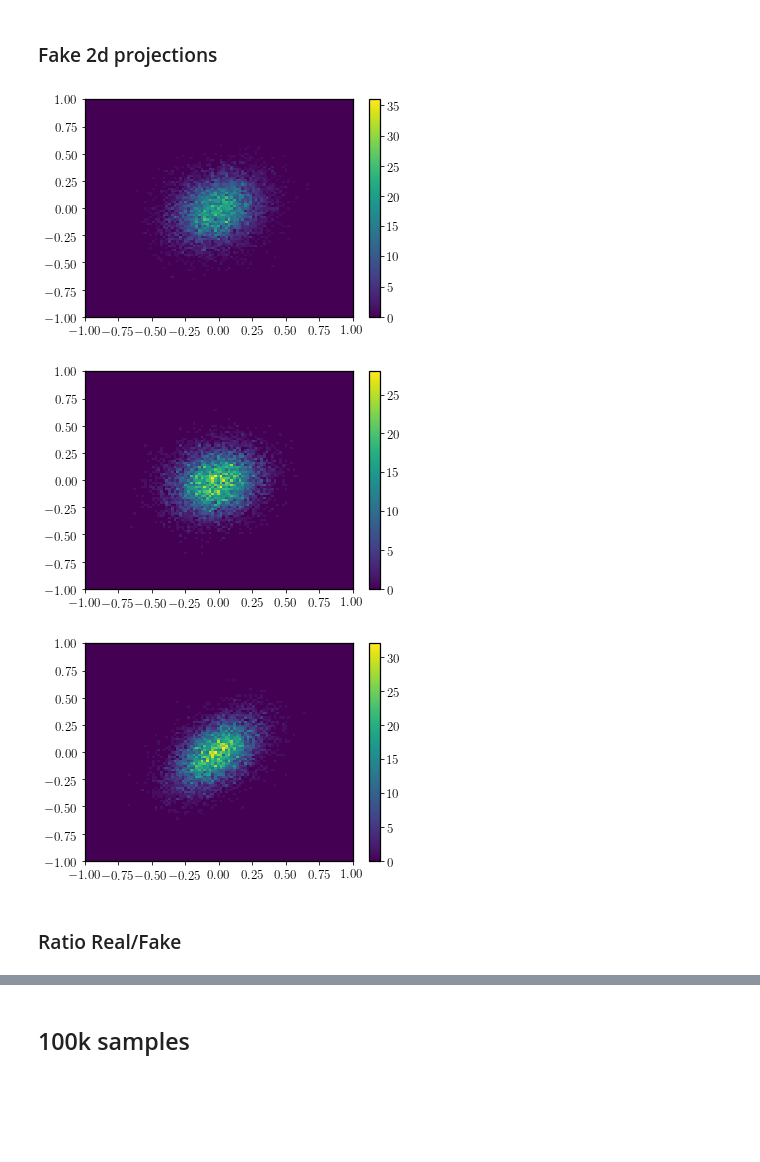
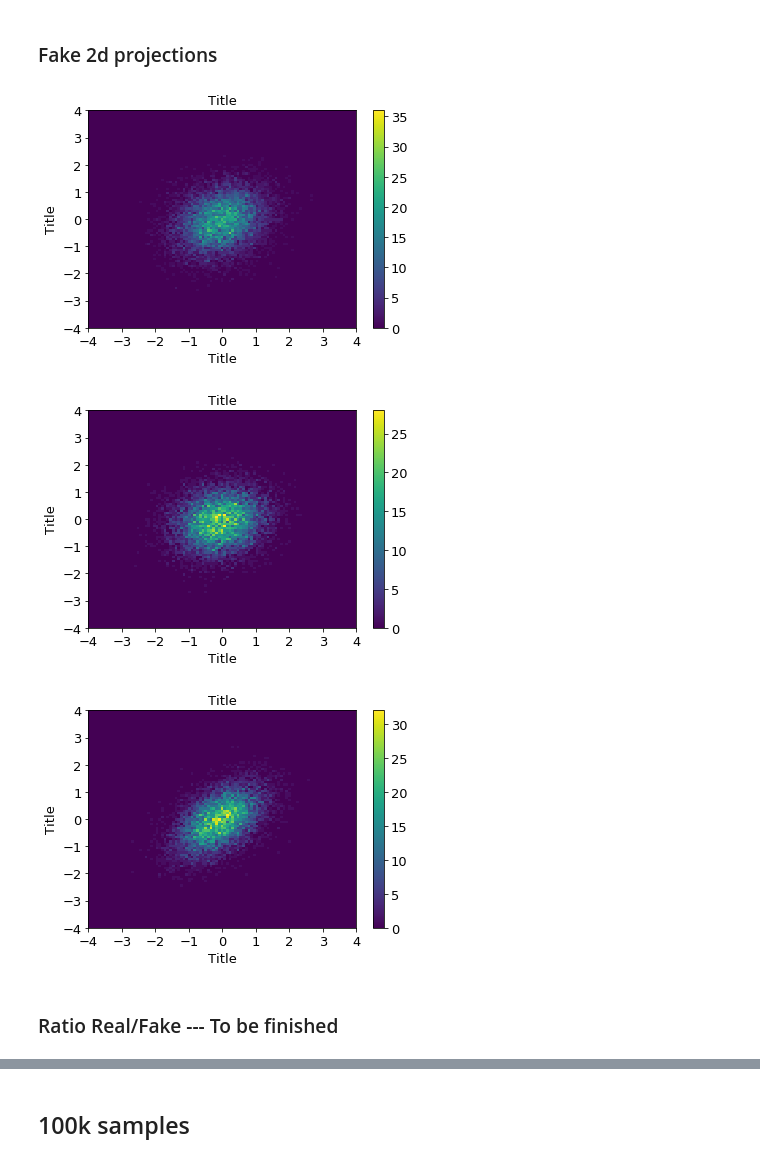
Before and after one commit to QTI-TH/style-qgan, a Jupyter notebook: classical-quantum-gan/results/plots_notebook/plots.ipynb, the cells around one changed output, grey strips where cells are left out. Cells and saved outputs as stored; diff of their text form; code cells hidden in the pictures; blank space fills up the shorter version.

```diff
--- a/classical-quantum-gan/results/plots_notebook/plots.ipynb
+++ b/classical-quantum-gan/results/plots_notebook/plots.ipynb
@@ -188,53 +156,50 @@ fig.savefig(f"3-1_REAL_10k.png", bbox_inches='tight')
 # %% [markdown]
 ### Fake 2d projections
 # %%
-H, xedges, yedges = np.histogram2d(x_real1, x_real2, np.linspace(-1.0, 1.0, bins))
+H, xedges, yedges = np.histogram2d(x_real1*4, x_real2*4, np.linspace(-4.0, 4.0, bins))
 fig = plt.figure()
-plt.ylabel('', fontsize=18)
-plt.xlabel('', fontsize=18)
-plt.xticks(fontsize=13)
-plt.yticks(fontsize=13)
-plt.hist2d(x_fake1, x_fake2, np.linspace(-1.0, 1.0, bins), color='red', label='real', alpha=1.0, vmax=max(H.flatten()), linewidths=0)
+plt.title('Title',fontsize=13)
+plt.ylabel('Title', fontsize=13)
+plt.xlabel('Title', fontsize=13)
+plt.hist2d(x_fake1*4, x_fake2*4, np.linspace(-4.0, 4.0, bins), vmax=max(H.flatten()), linewidths=0)
 cbar = plt.colorbar()
 for t in cbar.ax.get_yticklabels():
      t.set_fontsize(13)
-plt.rcParams["axes.linewidth"]  = 1.25
-plt.show()
+plt.xticks(fontsize=13)
+plt.yticks(fontsize=13)
 fig.savefig(f"1-2_FAKE_10k.png", bbox_inches='tight')
 
-H, xedges, yedges = np.histogram2d(x_real2, x_real3, np.linspace(-1.0, 1.0, bins))
+H, xedges, yedges = np.histogram2d(x_real2*4, x_real3*4, np.linspace(-4.0, 4.0, bins))
 fig = plt.figure()
-plt.ylabel('', fontsize=18)
-plt.xlabel('', fontsize=18)
-plt.xticks(fontsize=13)
-plt.yticks(fontsize=13)
-plt.hist2d(x_fake2, x_fake3, np.linspace(-1.0, 1.0, bins), color='red', label='real', alpha=1.0, vmax=max(H.flatten()), linewidths=0)
+plt.title('Title',fontsize=13)
+plt.ylabel('Title', fontsize=13)
+plt.xlabel('Title', fontsize=13)
+plt.hist2d(x_fake2*4, x_fake3*4, np.linspace(-4.0, 4.0, bins), vmax=max(H.flatten()), linewidths=0)
 cbar = plt.colorbar()
 for t in cbar.ax.get_yticklabels():
      t.set_fontsize(13)
-plt.rcParams["axes.linewidth"]  = 1.25
-plt.show()
+plt.xticks(fontsize=13)
+plt.yticks(fontsize=13)
 fig.savefig(f"2-3_FAKE_10k.png", bbox_inches='tight')
 
-H, xedges, yedges = np.histogram2d(x_real3, x_real1, np.linspace(-1.0, 1.0, bins))
+H, xedges, yedges = np.histogram2d(x_real3*4, x_real1*4, np.linspace(-4.0, 4.0, bins))
 fig = plt.figure()
-plt.ylabel('', fontsize=18)
-plt.xlabel('', fontsize=18)
-plt.xticks(fontsize=13)
-plt.yticks(fontsize=13)
-plt.hist2d(x_fake3, x_fake1, np.linspace(-1.0, 1.0, bins), color='red', label='real', alpha=1.0, vmax=max(H.flatten()), linewidths=0)
+plt.title('Title',fontsize=13)
+plt.ylabel('Title', fontsize=13)
+plt.xlabel('Title', fontsize=13)
+plt.hist2d(x_fake3*4, x_fake1*4, np.linspace(-4.0, 4.0, bins), vmax=max(H.flatten()), linewidths=0)
 cbar = plt.colorbar()
 for t in cbar.ax.get_yticklabels():
      t.set_fontsize(13)
-plt.rcParams["axes.linewidth"]  = 1.25
-plt.show()
+plt.xticks(fontsize=13)
+plt.yticks(fontsize=13)
 fig.savefig(f"3-1_FAKE_10k.png", bbox_inches='tight')
 # %% [output]
-[figure, old version]
+[figure, new version]
-[figure, old version]
+[figure, new version]
-[figure, old version]
+[figure, new version]
 # %% [markdown]
-### Ratio Real/Fake
+### Ratio Real/Fake  --- To be finished
 # %%
 # set the colormap and centre the colorbar
 class MidpointNormalize(colors.Normalize):
```
Also changed, not shown: parts of 11 cells of this notebook, 21 other files.
